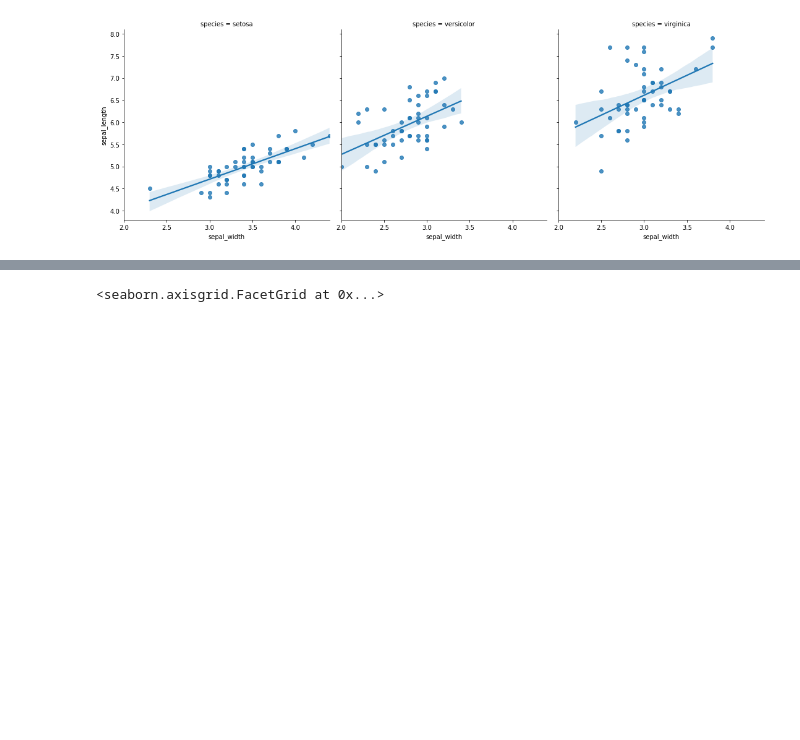
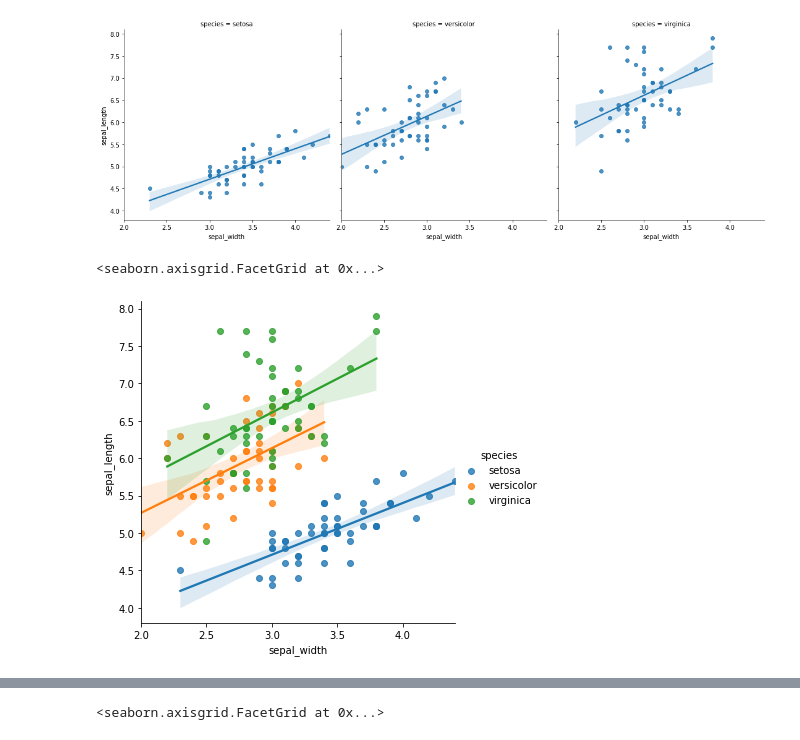
Before and after one commit to o0amandagomez0o/numpy-pandas-visualization-exercises, a Jupyter notebook: seaborn_exercises.ipynb, the cells around one changed output, grey strips where cells are left out. Cells and saved outputs as stored; diff of their text form; code cells hidden in the pictures; blank space fills up the shorter version.

Commit message:
fixed seaborn probs after review

```diff
--- a/seaborn_exercises.ipynb
+++ b/seaborn_exercises.ipynb
@@ -77,5 +77,13 @@ sns.lmplot(x = 'sepal_width',
 # %% [output]
 <seaborn.axisgrid.FacetGrid at 0x...>
 [figure]
+# %%
+sns.lmplot(x = 'sepal_width',
+           y = 'sepal_length',
+           hue = 'species',
+           data = iris)
+# %% [output]
+<seaborn.axisgrid.FacetGrid at 0x...>
+[figure, added]
 # %%
 #I.4: Which features would be best used to predict species?
```
Also changed, not shown: parts of 17 cells of this notebook.
